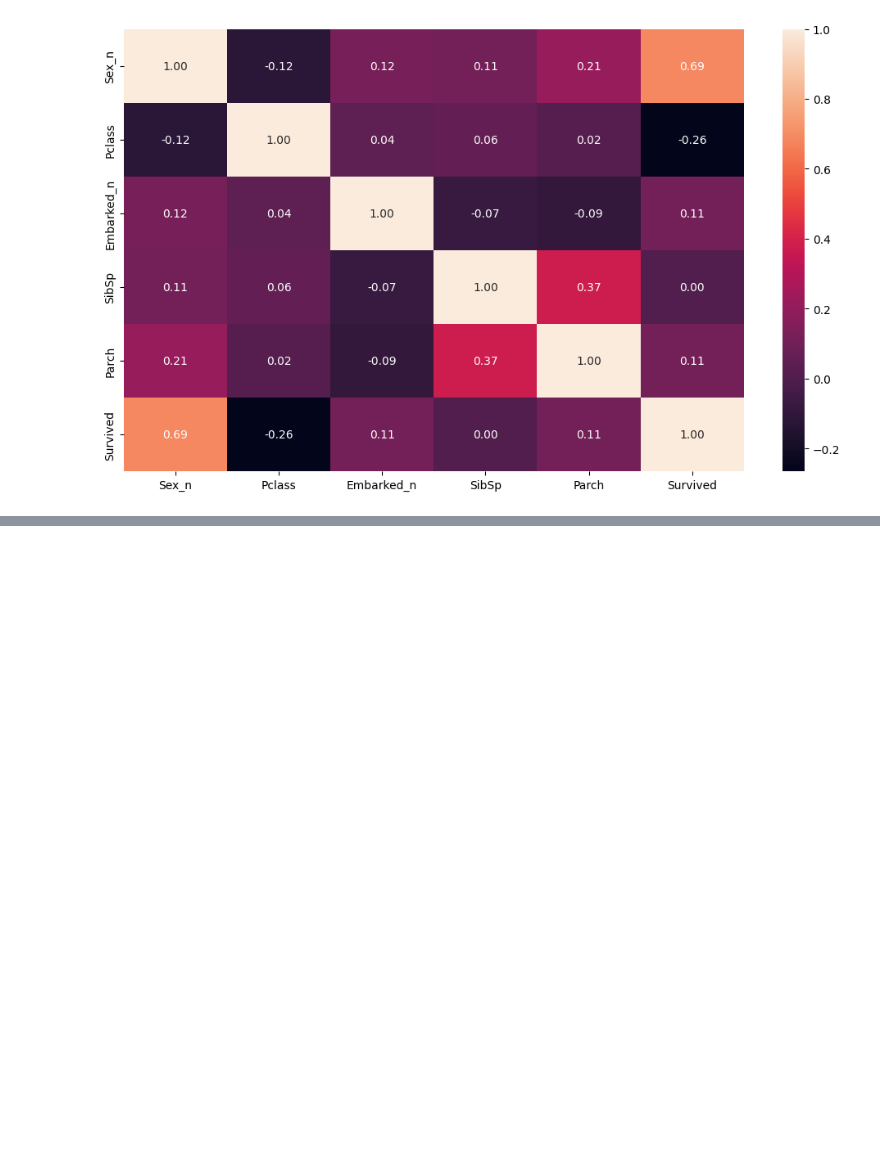
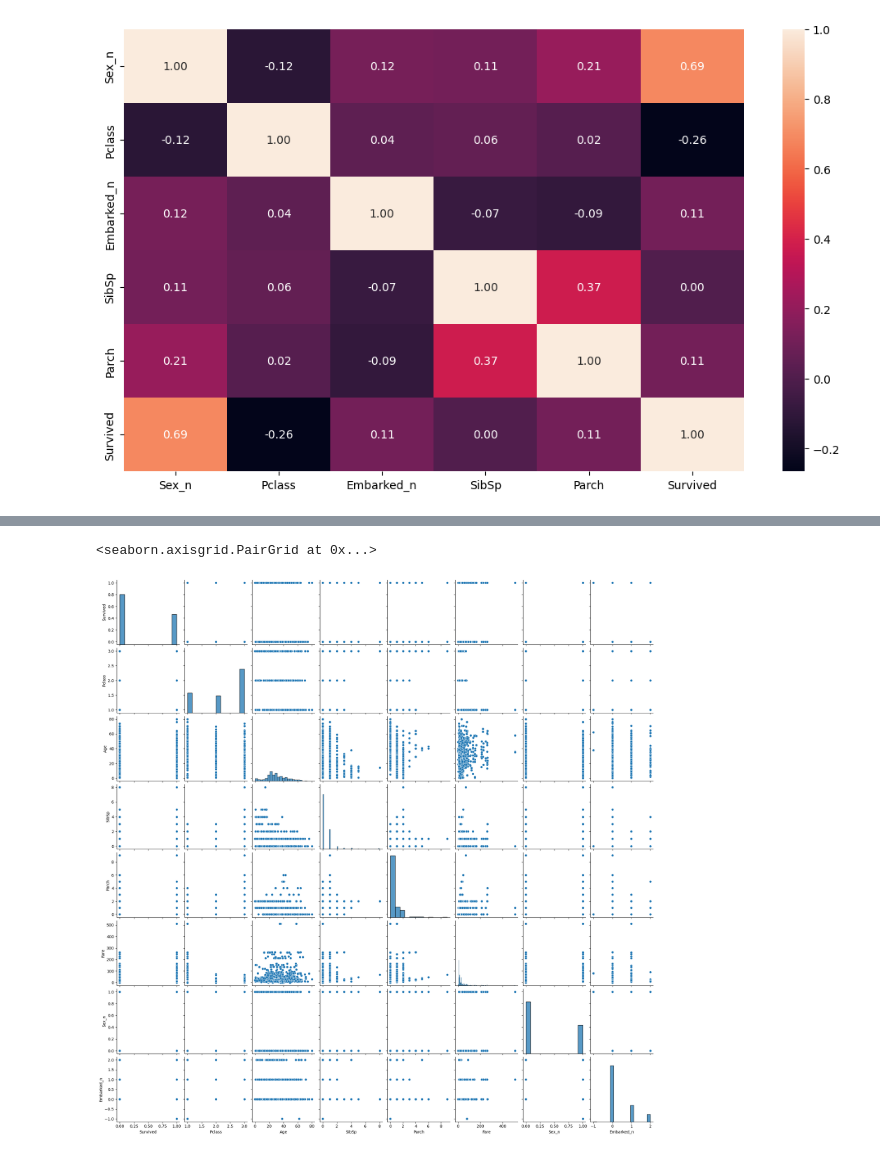
Before and after one commit to pjparreaza/EDA_PRACTICA_PEDRO, a Jupyter notebook: EDA_Practica.ipynb, the cells around one changed output, grey strips where cells are left out. Saved outputs shown, nothing was run; the diff lists cells and outputs as text; code cells hidden in the pictures; blank space fills up the shorter version.

```diff
--- a/EDA_Practica.ipynb
+++ b/EDA_Practica.ipynb
@@ -221,0 +245,5 @@ plt.show()
+# %%
+sns.pairplot(data = total_data)
+# %% [output]
+<seaborn.axisgrid.PairGrid at 0x...>
+[figure, added]
```
Also changed, not shown: parts of 22 cells of this notebook.
